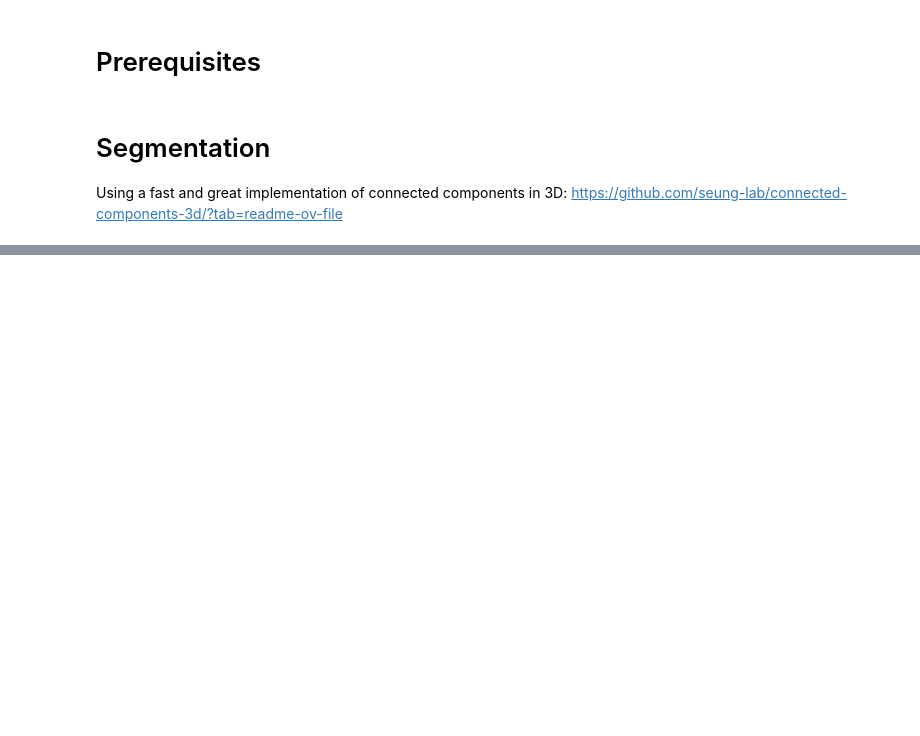
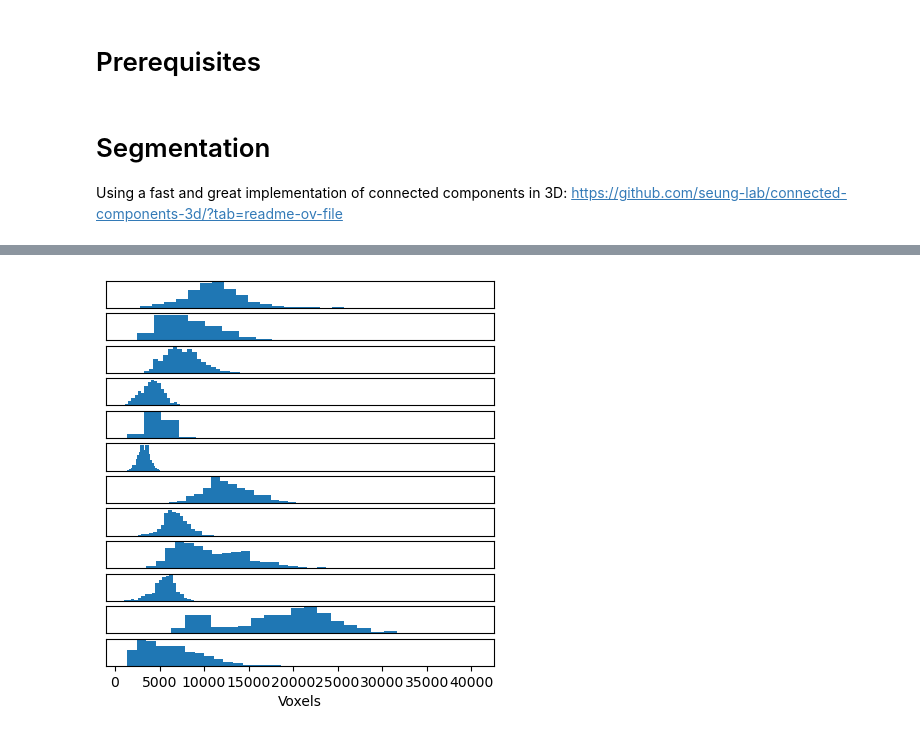
Before and after one commit to R0ner/cnn-context, a Jupyter notebook: notebooks/bn-04-segmentation.ipynb, the cells around one changed output, grey strips where cells are left out. Cells and saved outputs as stored; diff of their text form; code cells hidden in the pictures; blank space fills up the shorter version.

```diff
--- a/notebooks/bn-04-segmentation.ipynb
+++ b/notebooks/bn-04-segmentation.ipynb
@@ -47,4 +47,7 @@ device = "cuda" if torch.cuda.is_available() else "cpu"
 # Segmentation
 Using a fast and great implementation of connected components in 3D:
 https://github.com/seung-lab/connected-components-3d/?tab=readme-ov-file
+# %%
+dset = BNSet(data_dir, "train")
+classes = np.unique(dset.labels)
 # %%
@@ -97,0 +119,12 @@ for item in tqdm(range(len(dset))):
+# %%
+fig, axs = plt.subplots(12, 1, figsize=(5, 5), sharex=True)
+for c, ax in zip(classes, axs):
+    ax.hist(sizes[dset.labels == c], bins=20)
+    ax.set_yticks([])
+    ax.yaxis.set_ticks_position('none')
+    if c != 11:
+        ax.xaxis.set_ticks_position('none')
+    else:
+        ax.set_xlabel('Voxels')
+# %% [output]
+[figure, added]
```
Also changed, not shown: parts of 6 cells of this notebook.
